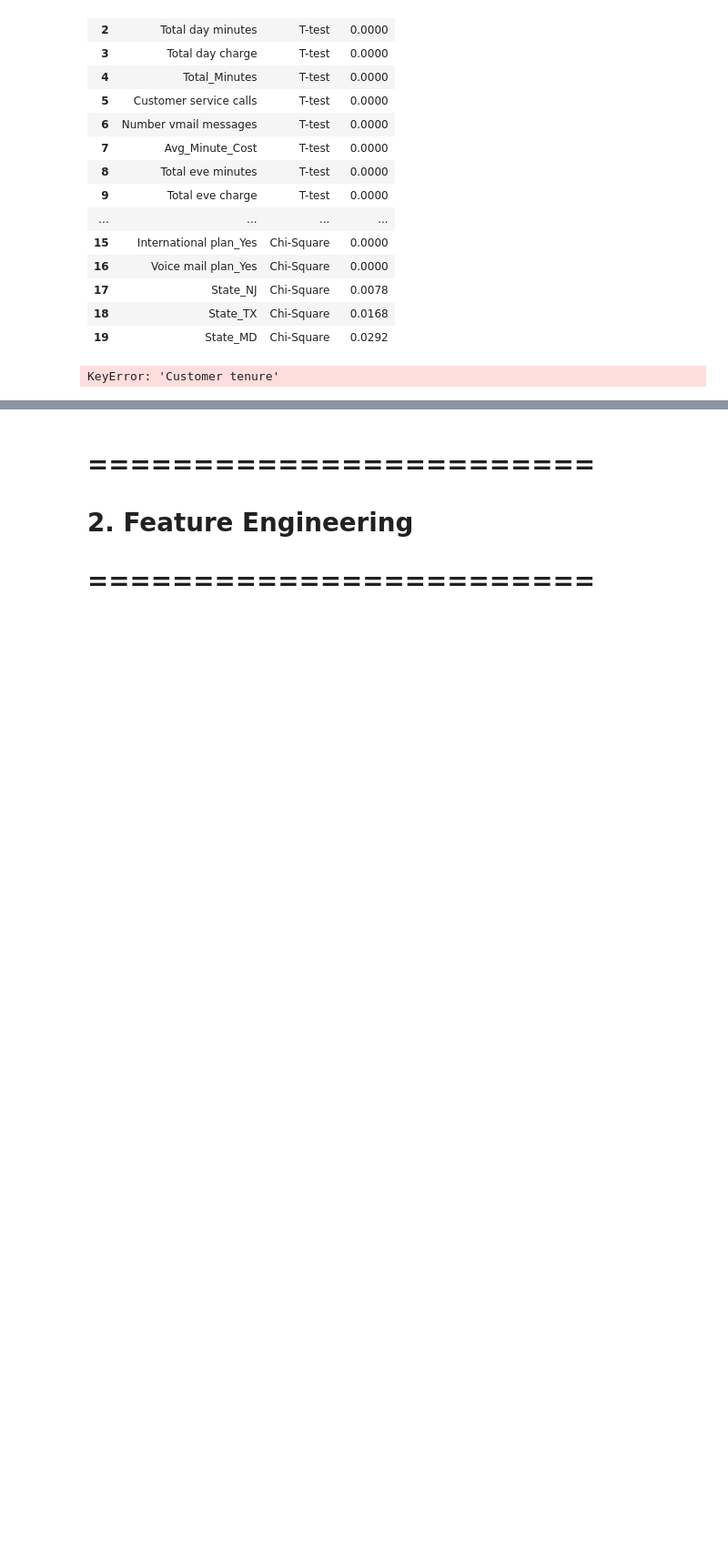
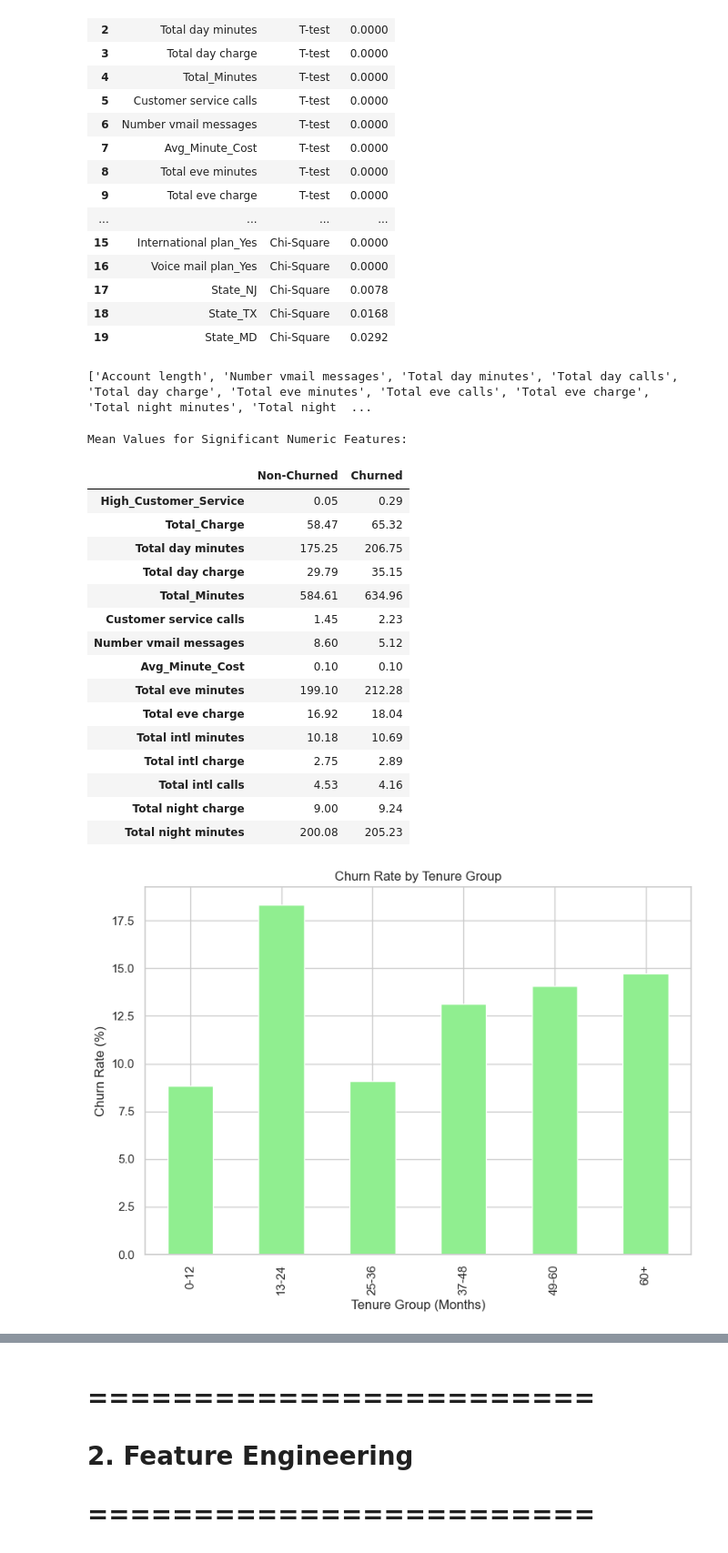
Before and after one commit to Reemsoliiman/customer-churn-prediction-analysis, a Jupyter notebook: notebooks/02_feature_engineering.ipynb, the cells around one changed output, grey strips where cells are left out. Shown at 91% size. Cells and saved outputs as stored; diff of their text form; code cells hidden in the pictures; blank space fills up the shorter version.

Commit message:
notebook 2 error fixed

```diff
--- a/notebooks/02_feature_engineering.ipynb
+++ b/notebooks/02_feature_engineering.ipynb
@@ -238,6 +239,10 @@ Summary of Significant Features (p < 0.05):
 | 17 | State_NJ | Chi-Square | 0.0078 |
 | 18 | State_TX | Chi-Square | 0.0168 |
 | 19 | State_MD | Chi-Square | 0.0292 |
+# %%
+print(df.columns.tolist())
+# %% [output]
+['Account length', 'Number vmail messages', 'Total day minutes', 'Total day calls', 'Total day charge', 'Total eve minutes', 'Total eve calls', 'Total eve charge', 'Total night minutes', 'Total night  ...
 # %%
 ## Highlight Key Patterns
 
@@ -247,7 +252,7 @@ mean_by_churn = df.groupby('Churn')[significant_numeric].mean().round(2).T
 mean_by_churn.columns = ['Non-Churned', 'Churned']
 
 # Churn rate by tenure group
-tenure_groups = pd.cut(df['Customer tenure'], bins=[0, 12, 24, 36, 48, 60, float('inf')],
+tenure_groups = pd.cut(df['Account length'], bins=[0, 12, 24, 36, 48, 60, float('inf')],
                        labels=['0-12', '13-24', '25-36', '37-48', '49-60', '60+'])
 churn_rate_by_tenure = df.groupby(tenure_groups, observed=True)['Churn'].mean().round(4) * 100
 
@@ -265,31 +270,48 @@ display(mean_by_churn)
 #     print(f"\n{col}:")
 #     display(rates)
 
 # Visualize churn rate by tenure
 plt.figure(figsize=(8, 6))
 churn_rate_by_tenure.plot(kind='bar', color='lightgreen')
 plt.xlabel('Tenure Group (Months)')
 plt.ylabel('Churn Rate (%)')
 plt.title('Churn Rate by Tenure Group')
 plt.tight_layout()
 plt.savefig('../visualizations/enhanced/churn_rate_by_tenure.png')
 plt.show()
 
 ## Visualize Churn Rate by Significant Categorical Features
 plt.figure(figsize=(15, 10))
 n_cols = 2
 n_rows = int(np.ceil(len(significant_categorical) / n_cols))
 for i, col in enumerate(significant_categorical, 1):
     plt.subplot(n_rows, n_cols, i)
     churn_rate = df.groupby(col)['Churn'].mean().round(4) * 100
     churn_rate.plot(kind='bar', color='lightcoral')
     plt.title(f'Churn Rate by {col} (%)')
     plt.xlabel(col)
     plt.ylabel('Churn Rate (%)')
     plt.xticks(rotation=45 if 'State' in col else 0)
     plt.ylim(0, 100)
 plt.tight_layout()
 plt.savefig('../visualizations/enhanced/churn_rate_by_categorical.png')
 plt.show()
 # %% [output]
-KeyError: 'Customer tenure'
+Mean Values for Significant Numeric Features:
+|  | Non-Churned | Churned |
+| High_Customer_Service | 0.05 | 0.29 |
+| Total_Charge | 58.47 | 65.32 |
+| Total day minutes | 175.25 | 206.75 |
+| Total day charge | 29.79 | 35.15 |
+| Total_Minutes | 584.61 | 634.96 |
+| Customer service calls | 1.45 | 2.23 |
+| Number vmail messages | 8.60 | 5.12 |
+| Avg_Minute_Cost | 0.10 | 0.10 |
+| Total eve minutes | 199.10 | 212.28 |
+| Total eve charge | 16.92 | 18.04 |
+| Total intl minutes | 10.18 | 10.69 |
+| Total intl charge | 2.75 | 2.89 |
+| Total intl calls | 4.53 | 4.16 |
+| Total night charge | 9.00 | 9.24 |
+| Total night minutes | 200.08 | 205.23 |
+[figure, added]
```
Also changed, not shown: parts of 8 cells of this notebook, 1 other file.
